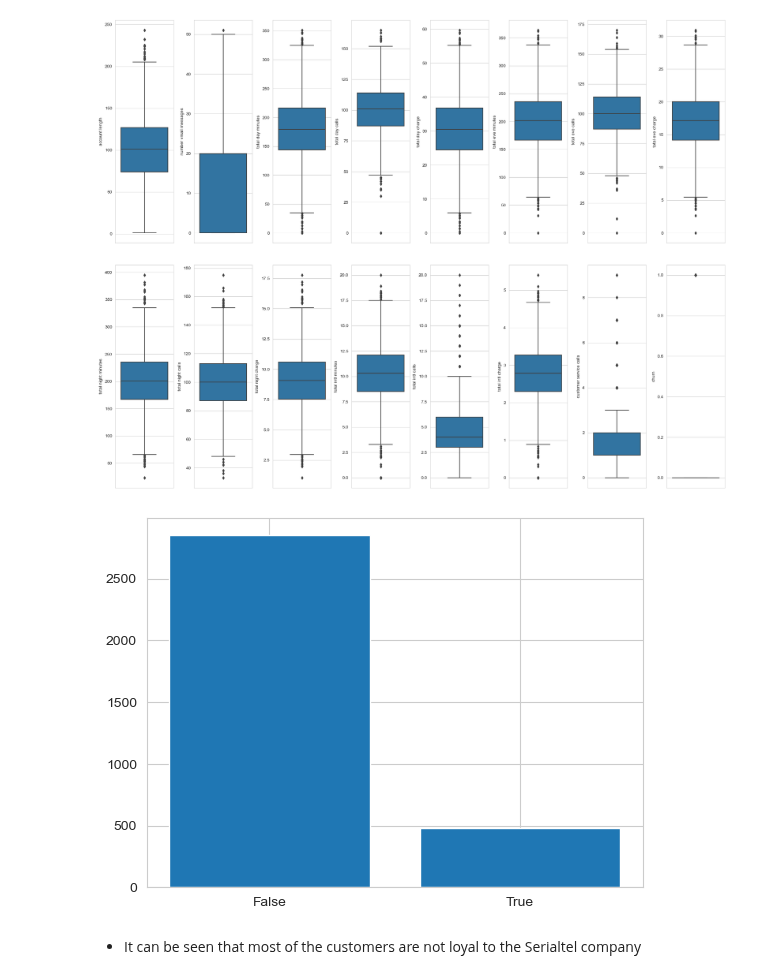
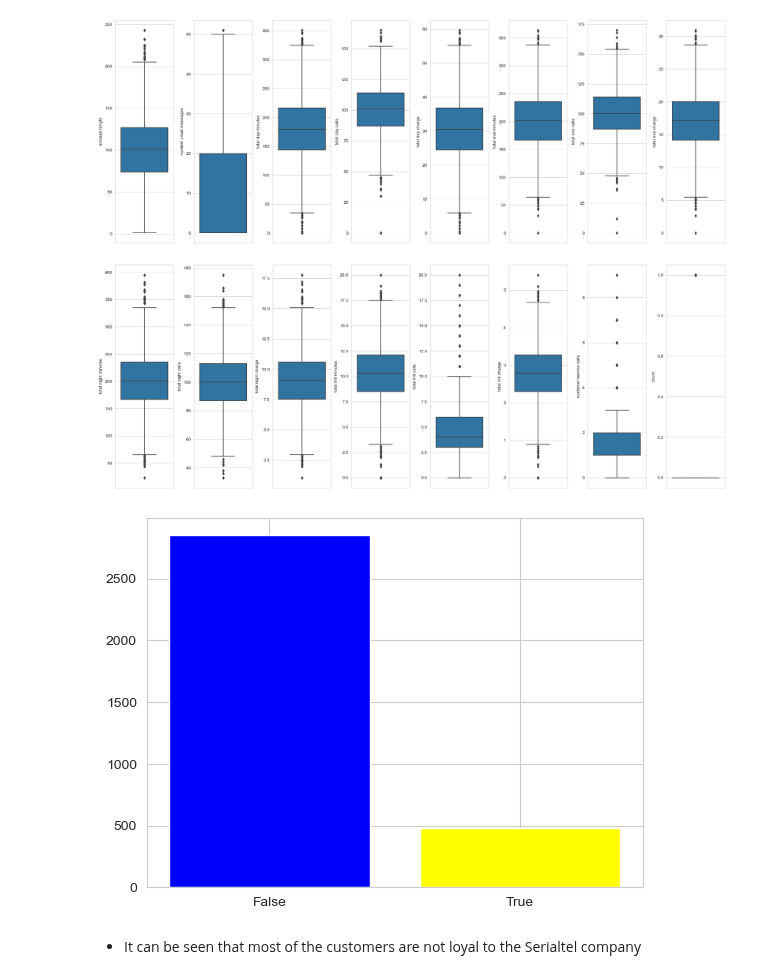
Before and after one commit to nelkemboi/dsc-phase-3-project-v2-3, a Jupyter notebook: customerchurn.ipynb, the cells around one changed output. Saved outputs shown, nothing was run; the diff lists cells and outputs as text; code cells hidden in the pictures.

```diff
--- a/customerchurn.ipynb
+++ b/customerchurn.ipynb
@@ -136,10 +136,10 @@ plt.tight_layout(pad= 0.5,w_pad= 0.7,h_pad=5.0);
 # %%
 #checking the percentage of loyal customers using visual
 churn_counts = seriatel_df['churn'].replace({0: 'False', 1: 'True'}).value_counts()
-plt.bar(churn_counts.index, churn_counts.values)
+plt.bar(churn_counts.index, churn_counts.values, color=['blue', 'yellow'])
 plt.show()
 # %% [output]
-[figure, old version]
+[figure, new version]
 # %% [markdown]
 * It can be seen that most of the customers are not loyal to the Serialtel company
 # %%
```
Also changed, not shown: parts of 1 cell of this notebook.
